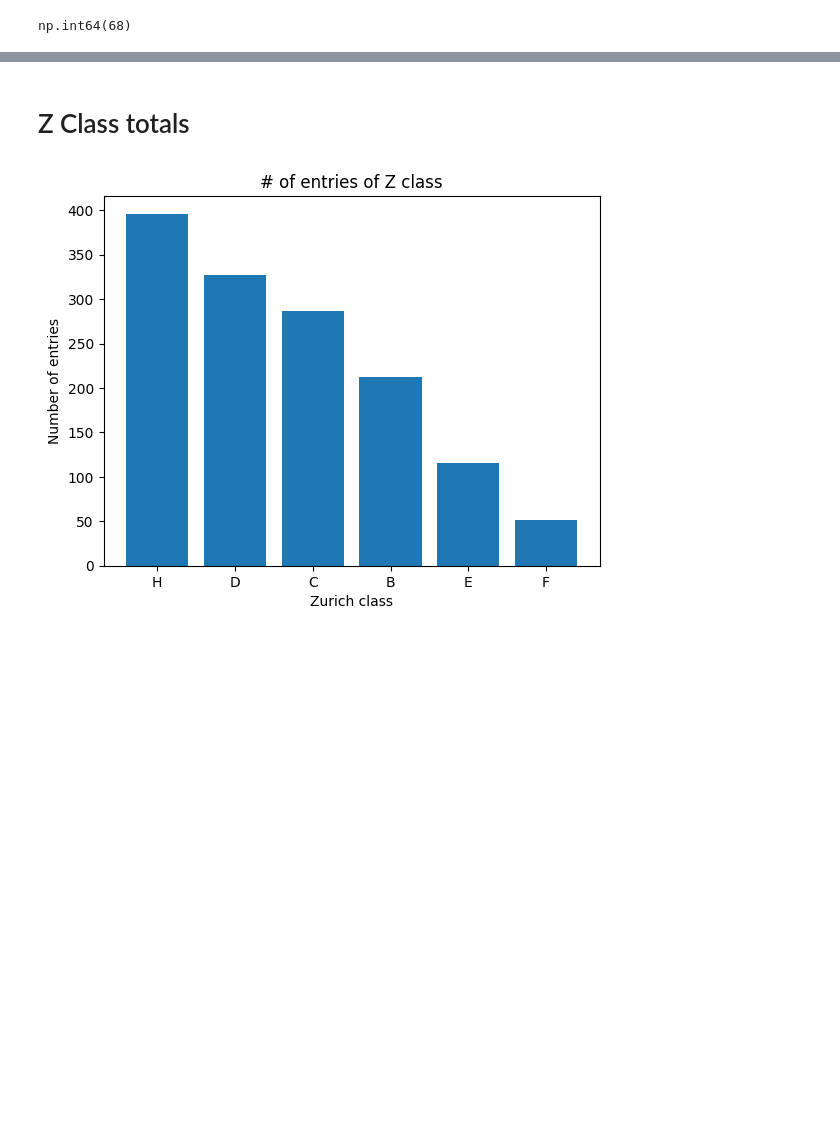
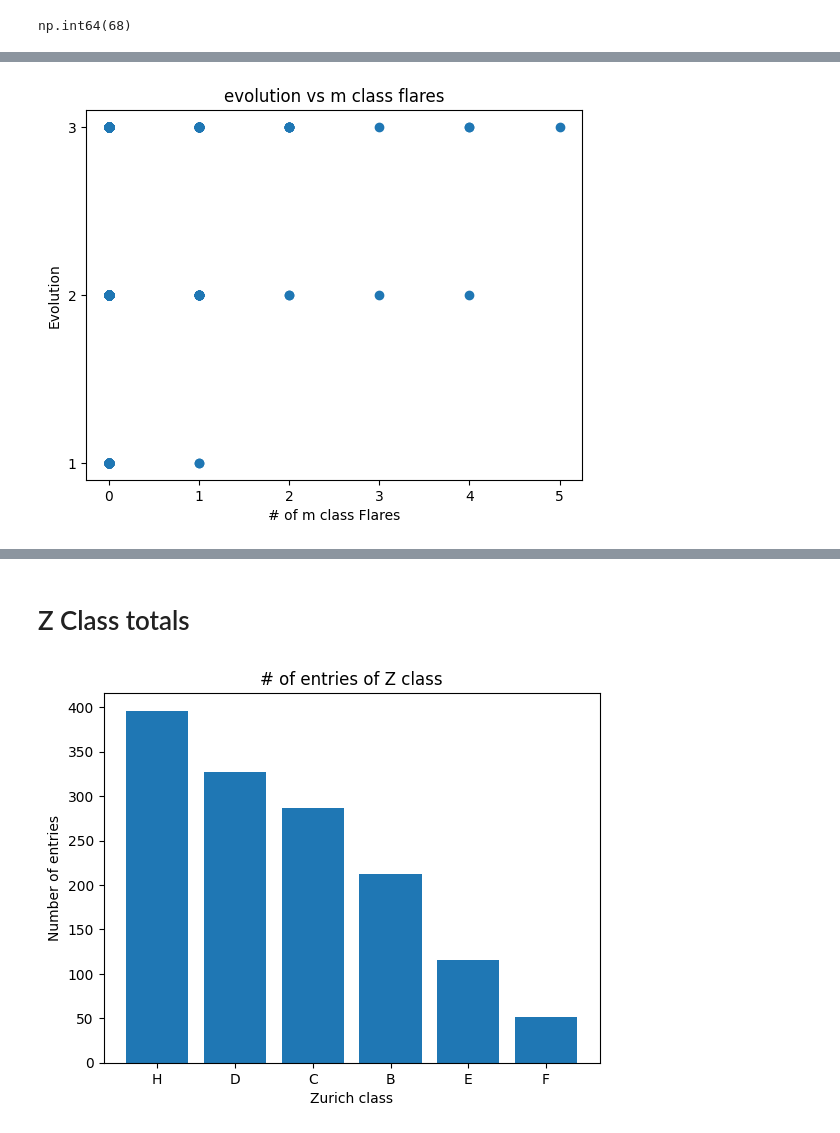
Before and after one commit to nollamae7-spec/DSRSP-Solar-Flares, a Jupyter notebook: storage_document_Solar_Flares.ipynb, the cells around one changed output, grey strips where cells are left out. Saved outputs shown, nothing was run; the diff lists cells and outputs as text; code cells hidden in the pictures; blank space fills up the shorter version.

```diff
--- a/storage_document_Solar_Flares.ipynb
+++ b/storage_document_Solar_Flares.ipynb
@@ -333,0 +500,11 @@ np.int64(68)
+# %%
+plt.scatter (df["m_class_flares"], df["evolution"])
+
+plt.title("evolution vs m class flares")
+plt.xlabel("# of m class Flares")
+plt.ylabel("Evolution")
+plt.yticks([1,2,3])
+
+plt.show()
+# %% [output]
+[figure, added]
```
Also changed, not shown: parts of 48 cells of this notebook.
